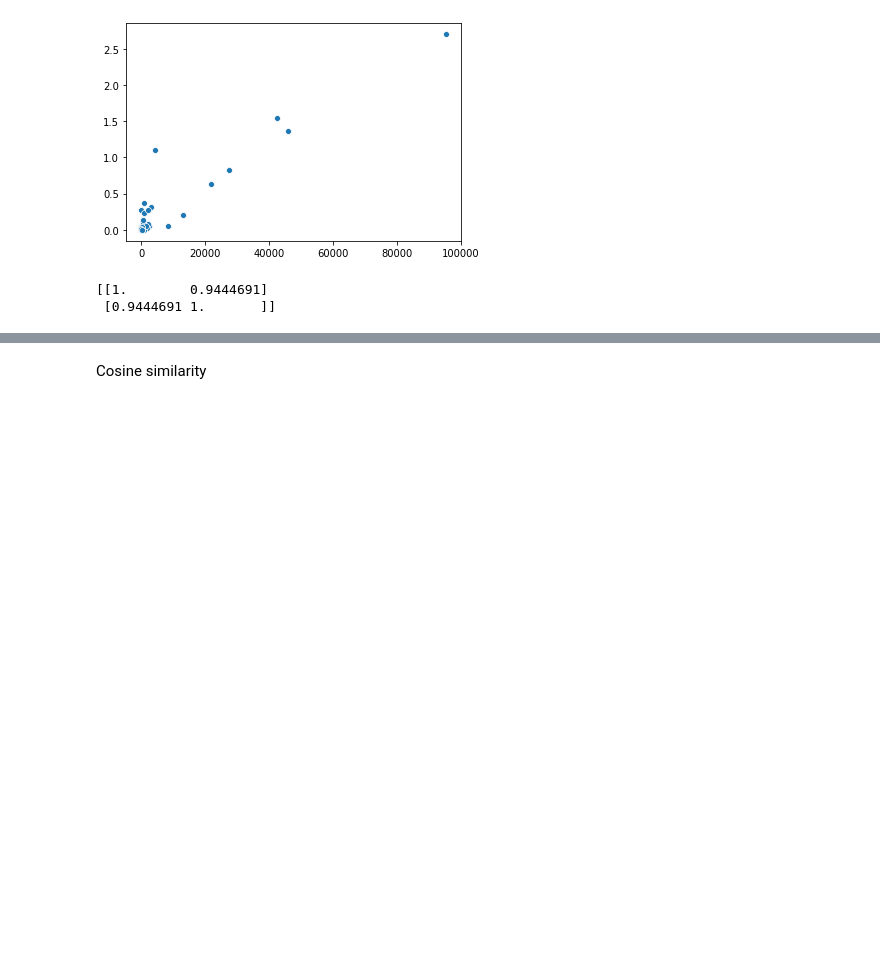
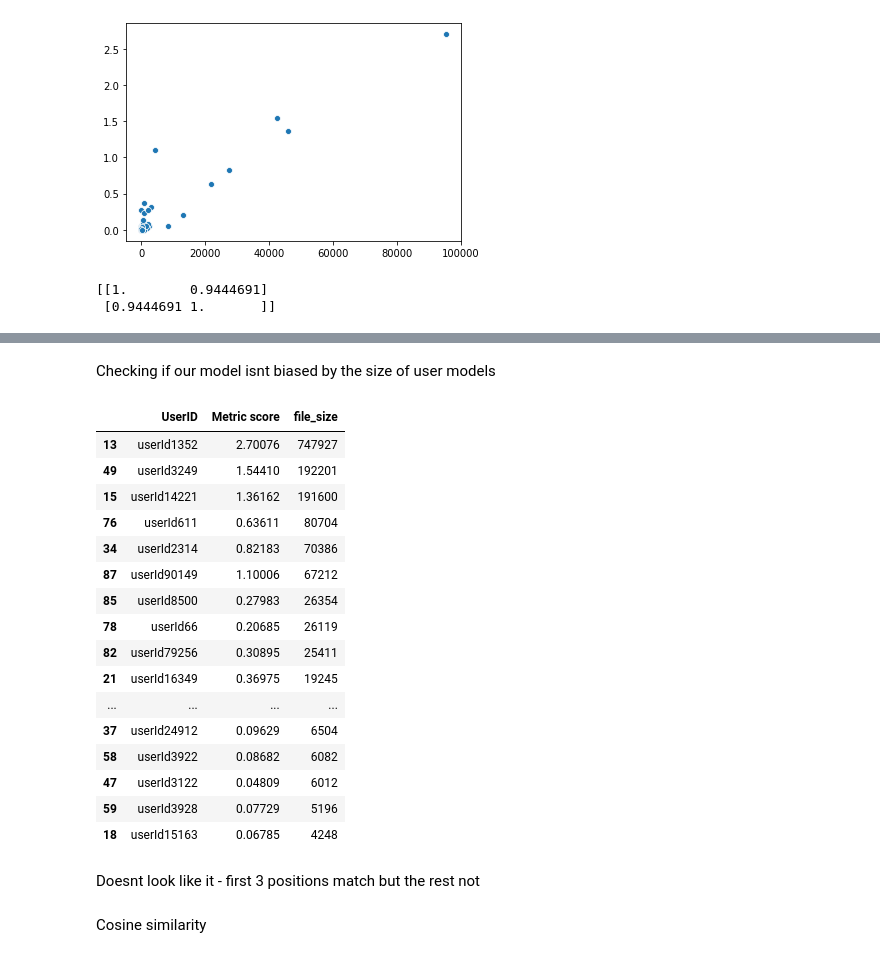
Before and after one commit to Denissovan/DP-user_parsing, a Jupyter notebook: SE_parsing.ipynb, the cells around one changed output, grey strips where cells are left out. Saved outputs shown, nothing was run; the diff lists cells and outputs as text; code cells hidden in the pictures; blank space fills up the shorter version.

Commit message:
order testing with position metrics

```diff
--- a/SE_parsing.ipynb
+++ b/SE_parsing.ipynb
@@ -597,3 +655,16 @@ def calculate_order_score(dict1, dict2):
+# %%
+def calculate_file_size(dir_path):
+    files = os.listdir(dir_path)
+    files_size = sum(os.stat(os.path.join(dir_path, f)).st_size for f in files)
+    return files_size
+
+
+# using the dictionary create a dataframe and for each user/dir calculate the size of files, sort it and display the df
+def get_sorted_file_list_by_size(metric_dict1, root_path):
+    df = pd.DataFrame(list(metric_dict1.items()), columns=['UserID', 'Metric score'])
+    df['file_size'] = df.apply(lambda x: calculate_file_size(os.path.join(root_path, str(x['UserID']))), axis=1)
+    df = df.sort_values(by=['file_size'], ascending=False)
+    return df
 # %%
 corr_coef = present_user_rep['userId1352']/phrases_overal_jacq_sim['userId1352']
 scaled_user_rep = {key : present_user_rep[key]/corr_coef for key in present_user_rep}
@@ -625,3 +708,29 @@ User on wrong position:  93
+# %% [markdown]
+Checking if our model isnt biased by the size of user models
+# %%
+df = get_sorted_file_list_by_size(phrases_overal_jacq_sim, "D:\Skola\Skola-ing\DP\data\parsed_data\\acm_users\\answers")
+# %%
+df.head(20)
+# %% [output]
+|  | UserID | Metric score | file_size |
+| 13 | userId1352 | 2.70076 | 747927 |
+| 49 | userId3249 | 1.54410 | 192201 |
+| 15 | userId14221 | 1.36162 | 191600 |
+| 76 | userId611 | 0.63611 | 80704 |
+| 34 | userId2314 | 0.82183 | 70386 |
+| 87 | userId90149 | 1.10006 | 67212 |
+| 85 | userId8500 | 0.27983 | 26354 |
+| 78 | userId66 | 0.20685 | 26119 |
+| 82 | userId79256 | 0.30895 | 25411 |
+| 21 | userId16349 | 0.36975 | 19245 |
+| ... | ... | ... | ... |
+| 37 | userId24912 | 0.09629 | 6504 |
+| 58 | userId3922 | 0.08682 | 6082 |
+| 47 | userId3122 | 0.04809 | 6012 |
+| 59 | userId3928 | 0.07729 | 5196 |
+| 18 | userId15163 | 0.06785 | 4248 |
+# %% [markdown]
+Doesnt look like it - first 3 positions match but the rest not
 # %% [markdown]
 Cosine similarity
 # %%
```
Also changed, not shown: parts of 51 cells of this notebook.
